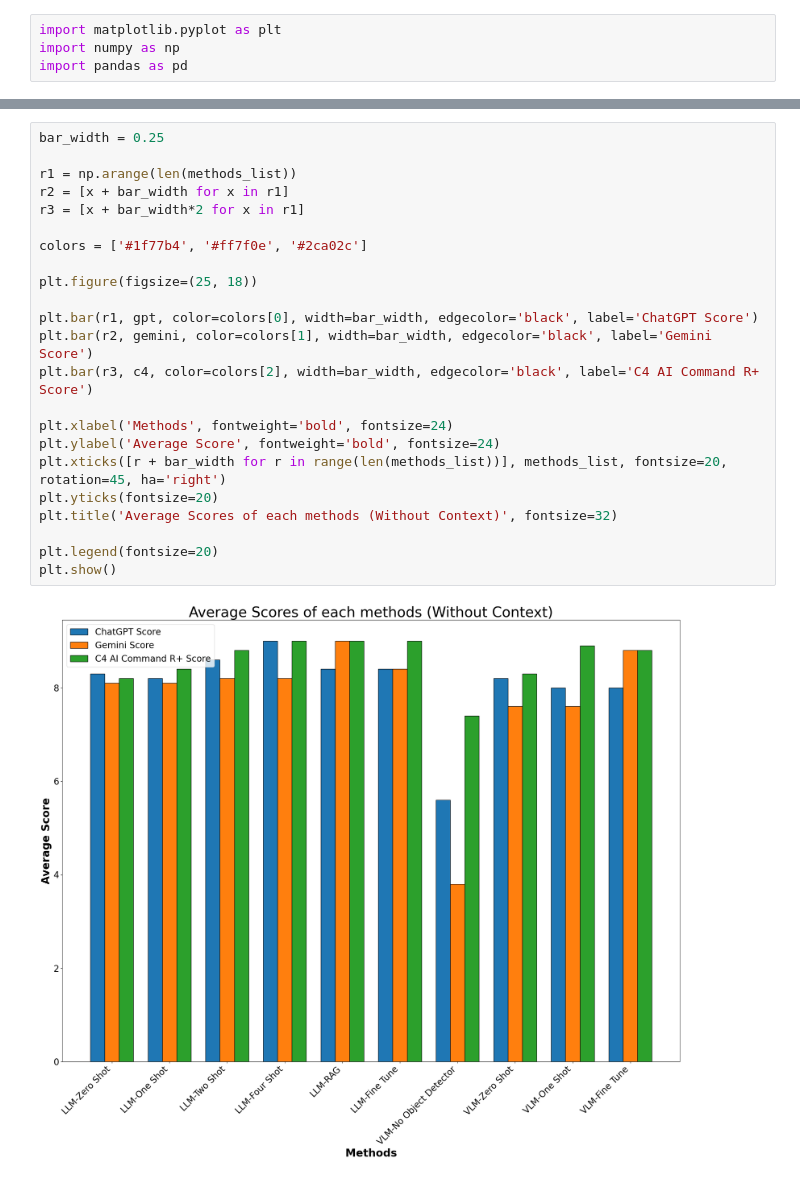
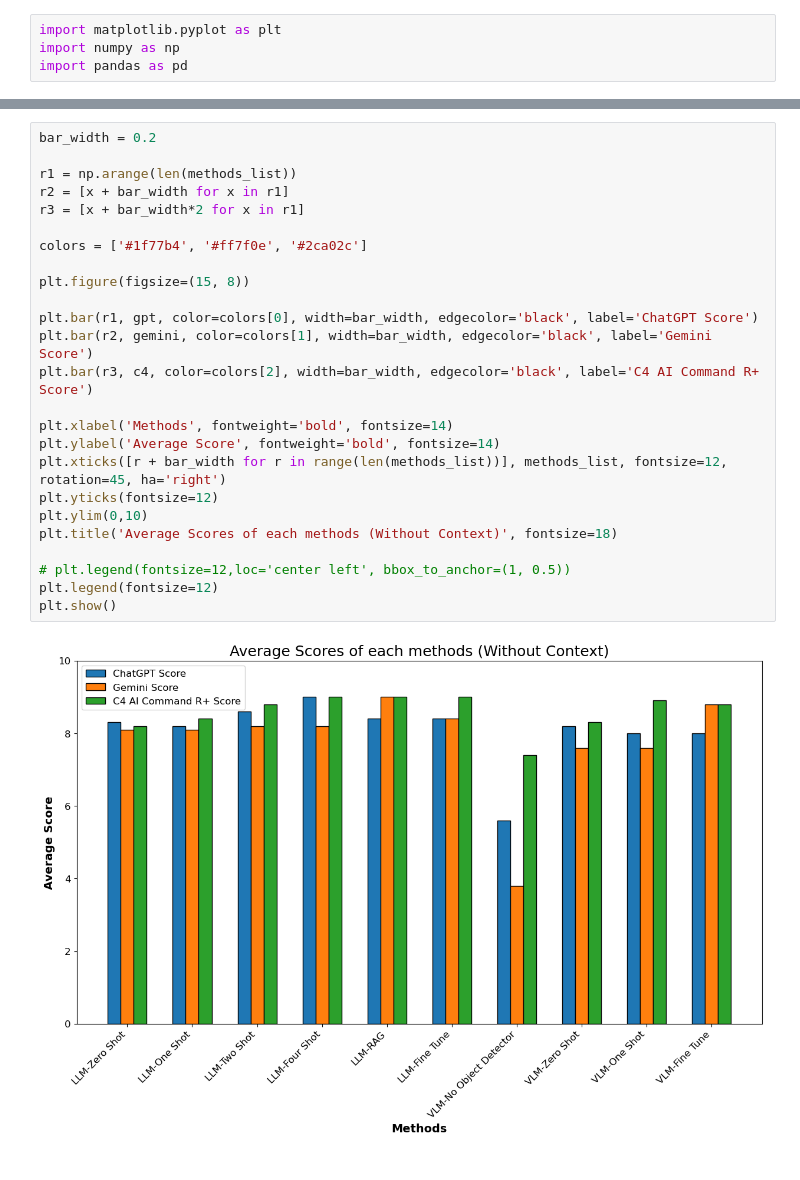
Before and after one commit to YashPat22/LLM_VLM_Comparison, a Jupyter notebook: Comparison Charts.ipynb, the cells around one changed output, grey strips where cells are left out. Saved outputs shown, nothing was run; the diff lists cells and outputs as text.

```diff
--- a/Comparison Charts.ipynb
+++ b/Comparison Charts.ipynb
@@ -46,25 +57,27 @@ print(c4)
 # %%
-bar_width = 0.25
+bar_width = 0.2
 
 r1 = np.arange(len(methods_list))
 r2 = [x + bar_width for x in r1]
 r3 = [x + bar_width*2 for x in r1]
 
 colors = ['#1f77b4', '#ff7f0e', '#2ca02c']
 
-plt.figure(figsize=(25, 18))
+plt.figure(figsize=(15, 8))
 
 plt.bar(r1, gpt, color=colors[0], width=bar_width, edgecolor='black', label='ChatGPT Score')
 plt.bar(r2, gemini, color=colors[1], width=bar_width, edgecolor='black', label='Gemini Score')
 plt.bar(r3, c4, color=colors[2], width=bar_width, edgecolor='black', label='C4 AI Command R+ Score')
 
-plt.xlabel('Methods', fontweight='bold', fontsize=24)
-plt.ylabel('Average Score', fontweight='bold', fontsize=24)
-plt.xticks([r + bar_width for r in range(len(methods_list))], methods_list, fontsize=20, rotation=45, ha='right')
-plt.yticks(fontsize=20)
-plt.title('Average Scores of each methods (Without Context)', fontsize=32)
+plt.xlabel('Methods', fontweight='bold', fontsize=14)
+plt.ylabel('Average Score', fontweight='bold', fontsize=14)
+plt.xticks([r + bar_width for r in range(len(methods_list))], methods_list, fontsize=12, rotation=45, ha='right')
+plt.yticks(fontsize=12)
+plt.ylim(0,10)
+plt.title('Average Scores of each methods (Without Context)', fontsize=18)
 
-plt.legend(fontsize=20)
+# plt.legend(fontsize=12,loc='center left', bbox_to_anchor=(1, 0.5))
+plt.legend(fontsize=12)
 plt.show()
 # %% [output]
-[figure, old version]
+[figure, new version]
```
Also changed, not shown: parts of 4 cells of this notebook, 1 other file.
